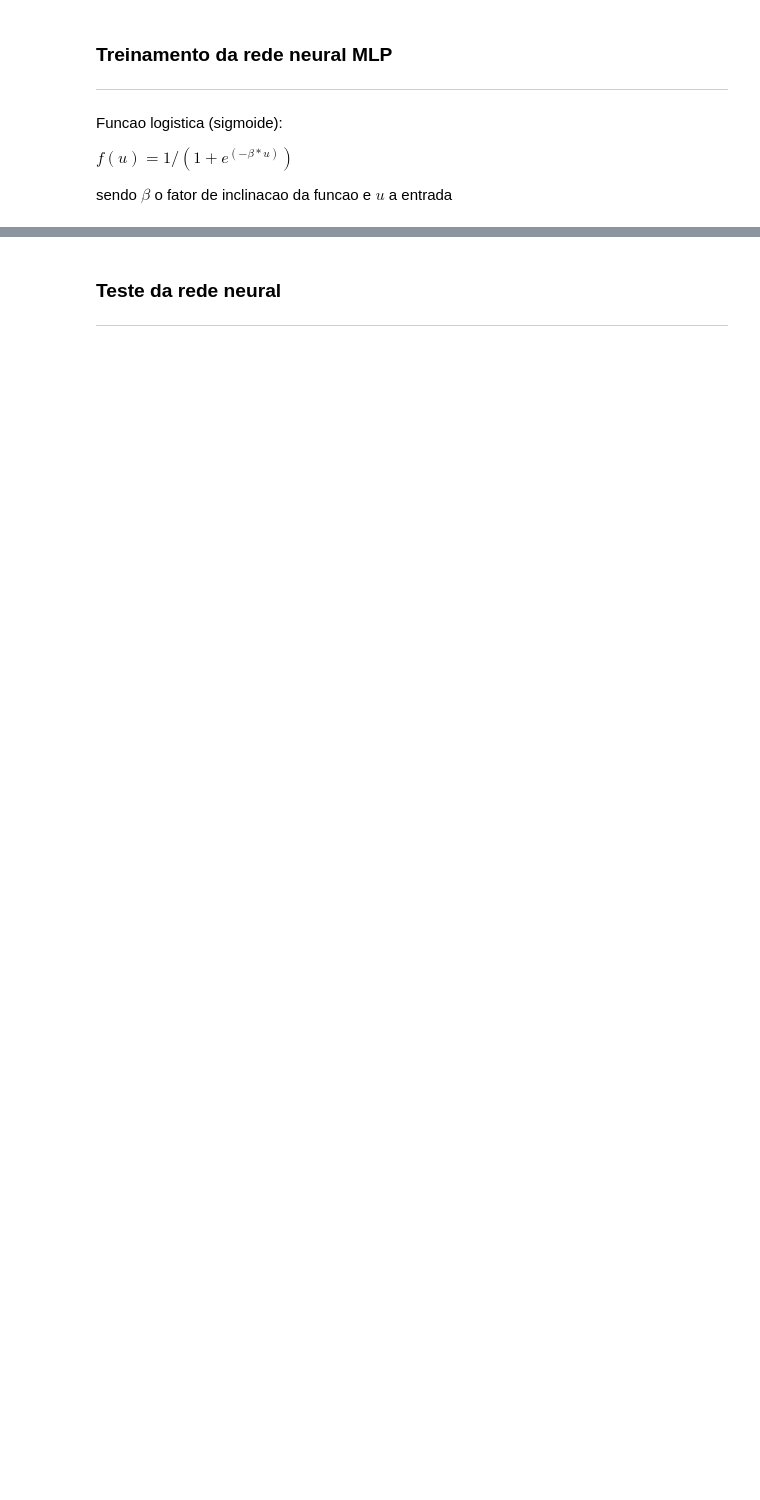
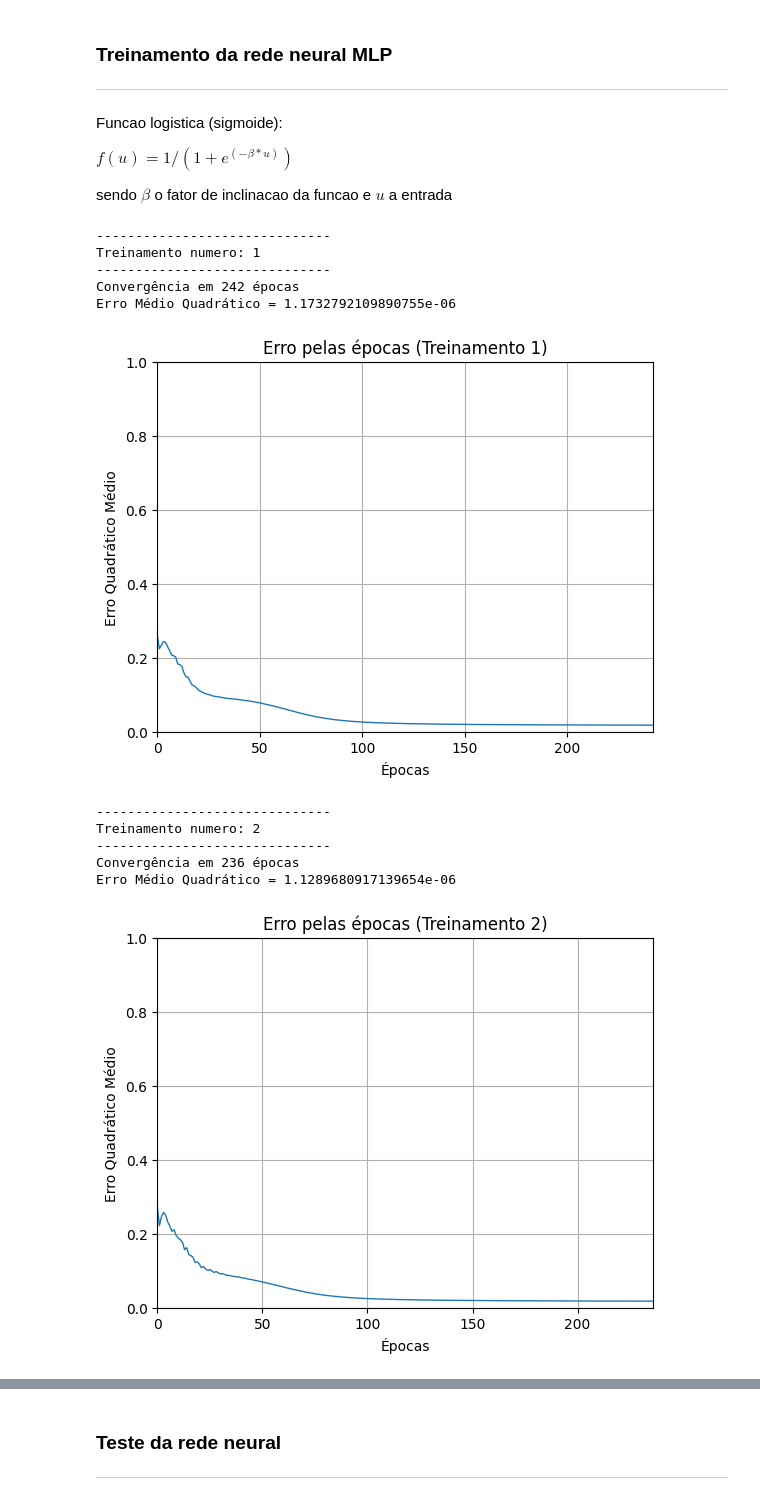
Before and after one commit to matthewz5/exercicios_praticos_RedesNeuraisArtificiais, a Jupyter notebook: Projeto_5.9_MLP_wMomentum/Projeto_2_5.9_MLP_wMomentum.ipynb, the cells around one changed output, grey strips where cells are left out. Saved outputs shown, nothing was run; the diff lists cells and outputs as text; code cells hidden in the pictures; blank space fills up the shorter version.

```diff
--- a/Projeto_5.9_MLP_wMomentum/Projeto_2_5.9_MLP_wMomentum.ipynb
+++ b/Projeto_5.9_MLP_wMomentum/Projeto_2_5.9_MLP_wMomentum.ipynb
@@ -397,0 +325,15 @@ def treinamento(X, d, n, m, MAX_EPOCA, p, beta):
+# %%
+lista_W_1_bp, lista_W_2_bp = treinamento(X, d, n, m, MAX_EPOCA, p, 0.5)
+# %% [output]
+------------------------------
+Treinamento numero: 1
+------------------------------
+Convergência em 242 épocas
+Erro Médio Quadrático = 1.1732792109890755e-06
+[figure, added]
+------------------------------
+Treinamento numero: 2
+------------------------------
+Convergência em 236 épocas
+Erro Médio Quadrático = 1.1289680917139654e-06
+[figure, added]
```
Also changed, not shown: parts of 23 cells of this notebook, 7 other files.
